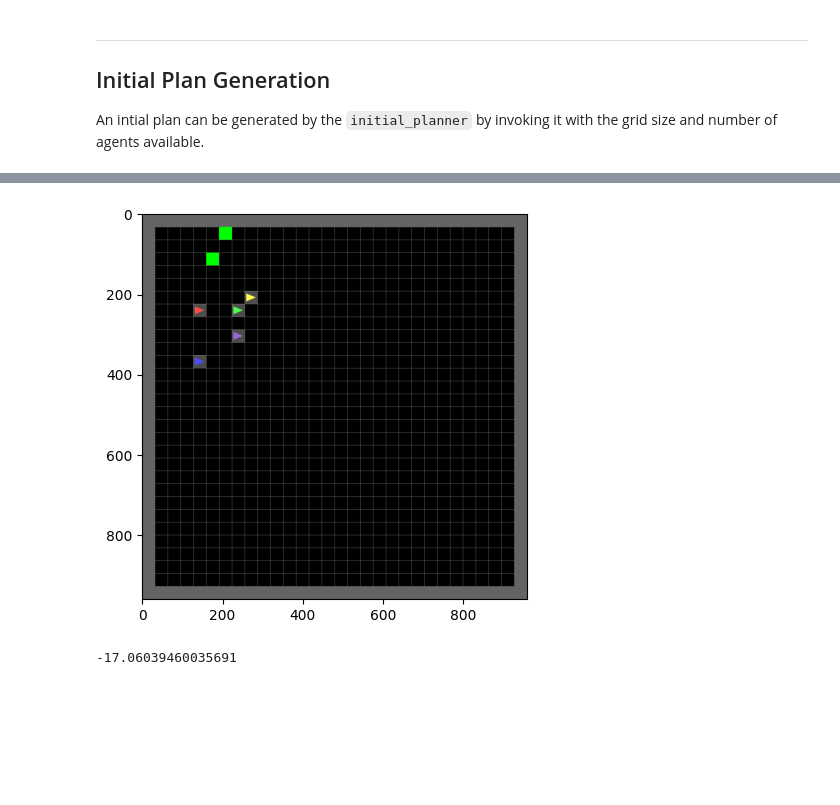
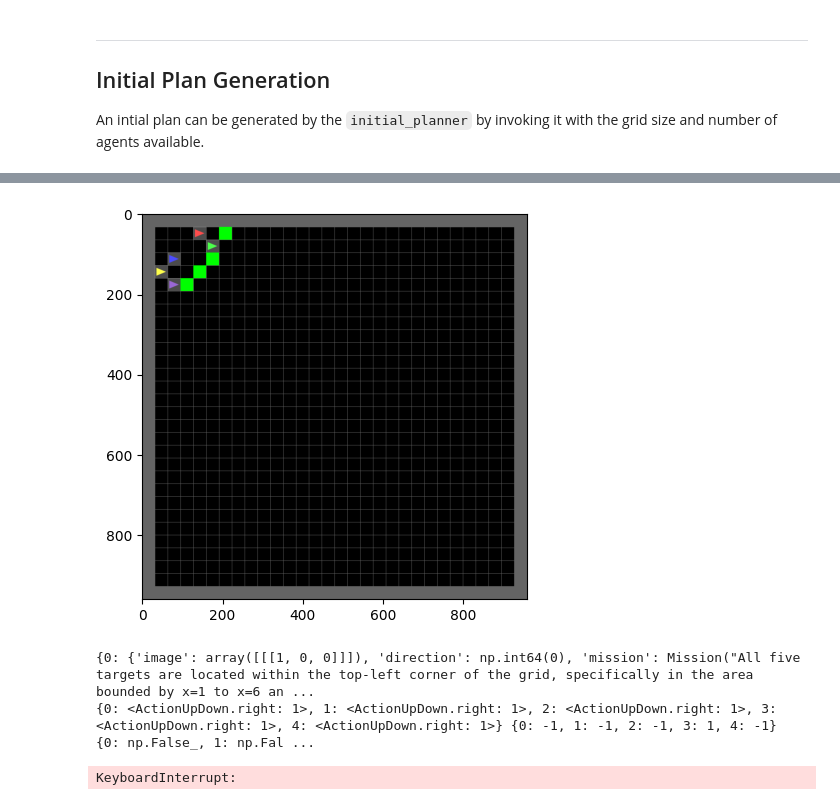
Before and after one commit to FausticSun/hierarchical_planning, a Jupyter notebook: scratch.ipynb, the cells around one changed output, grey strips where cells are left out. Saved outputs shown, nothing was run; the diff lists cells and outputs as text; code cells hidden in the pictures; blank space fills up the shorter version.

Commit message:
add replanning when all agents are idle

```diff
--- a/scratch.ipynb
+++ b/scratch.ipynb
@@ -93,33 +74,36 @@ This plan ensures complete coverage of the target area in the minimum number of
 # %%
 for agent, actions in plan.items():
     for action in actions:
         agents.tell({agent: action.serialize()})
 
-while not agents.all_idle() and not env.unwrapped.is_done():
+while not env.unwrapped.is_done():
     # Obtain the low-level action for current time step for all agents
     a = agents.act()
 
     # Step the environment with the actions
     observations, rewards, terminations, truncations, infos = env.step(a)
     print(observations)
     print(a, rewards, terminations, truncations)
 
     plan = planner.replan(
         agents, observations, rewards, terminations, truncations, infos
     )
     for agent, actions in plan.items():
         for action in actions:
             agents.tell({agent: action.serialize()})
 
     # Render the environment
     clear_output(wait=True)
     img = env.render()
     plt.figure(figsize=(5, 5))
     plt.imshow(img)
     plt.show()
+    print(infos["total_reward"])
 
 print(infos["total_reward"])
 env.close()
 # %% [output]
-[figure, old version]
+[figure, new version]
--17.06039460035691
+{0: {'image': array([[[1, 0, 0]]]), 'direction': np.int64(0), 'mission': Mission("All five targets are located within the top-left corner of the grid, specifically in the area bounded by x=1 to x=6 an ...
+{0: <ActionUpDown.right: 1>, 1: <ActionUpDown.right: 1>, 2: <ActionUpDown.right: 1>, 3: <ActionUpDown.right: 1>, 4: <ActionUpDown.right: 1>} {0: -1, 1: -1, 2: -1, 3: 1, 4: -1} {0: np.False_, 1: np.Fal ...
+KeyboardInterrupt:
```
Also changed, not shown: parts of 3 cells of this notebook, 1 other file.
